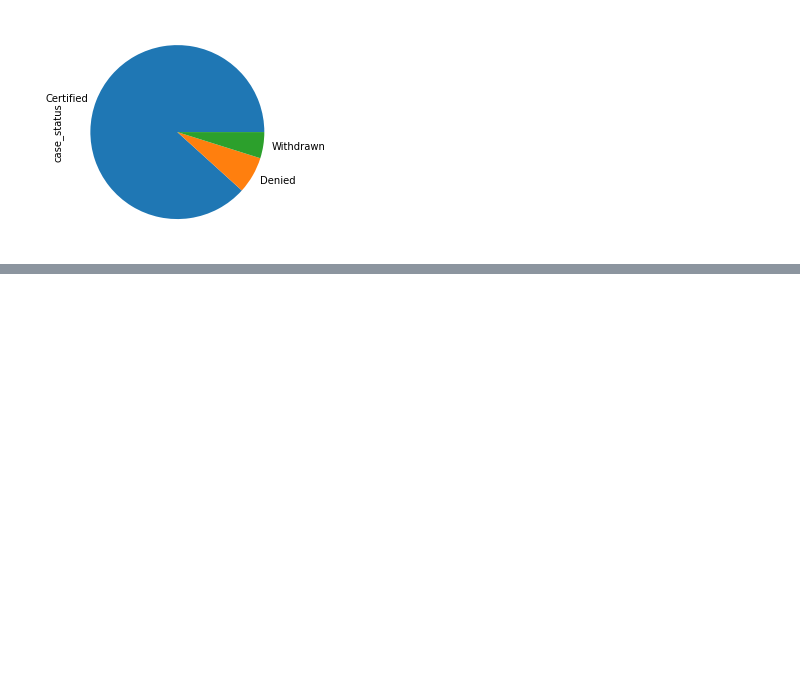
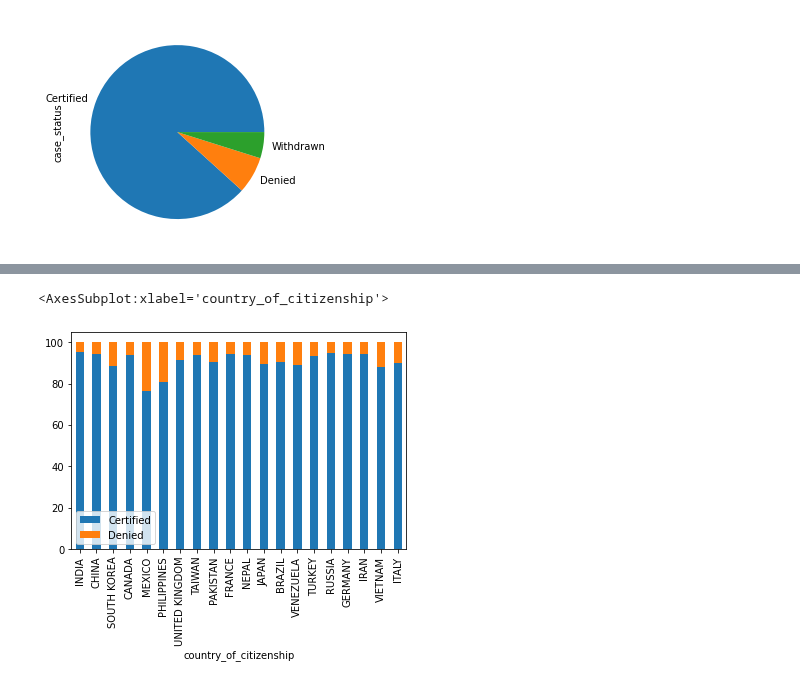
Before and after one commit to andy8001/python_visa, a Jupyter notebook: analysis/factorsInfluencingTheAcceptanceOfApplications.ipynb, the cells around one changed output, grey strips where cells are left out. Cells and saved outputs as stored; diff of their text form; code cells hidden in the pictures; blank space fills up the shorter version.

```diff
--- a/analysis/factorsInfluencingTheAcceptanceOfApplications.ipynb
+++ b/analysis/factorsInfluencingTheAcceptanceOfApplications.ipynb
@@ -55,0 +96,14 @@ visas_df["case_status"].value_counts().plot(kind='pie')
+# %%
+
+s = df_top["case_status"].groupby(df_top["country_of_citizenship"]).value_counts(normalize=True).mul(100).reset_index(name='counts')
+# %%
+s.head()
+
+s = s.pivot(index="country_of_citizenship", columns = "case_status", values = "counts")
+# %%
+df = s.merge(top20, left_on='country_of_citizenship', right_on='country_of_citizenship')
+df = df.sort_values(by=['count'], ascending=False).reset_index()
+
+df = df.drop(['index'], axis=1)
+#df = df.drop(['count'], axis=1)
+df.head()
@@ -55,0 +119,2 @@ visas_df["case_status"].value_counts().plot(kind='pie')
+# %%
+df = df.set_index("country_of_citizenship")
@@ -55,0 +131,6 @@ visas_df["case_status"].value_counts().plot(kind='pie')
+# %%
+
+df[['Certified','Denied']].plot.bar(stacked=True)
+# %% [output]
+<AxesSubplot:xlabel='country_of_citizenship'>
+[figure, added]
```
Also changed, not shown: parts of 11 cells of this notebook.
